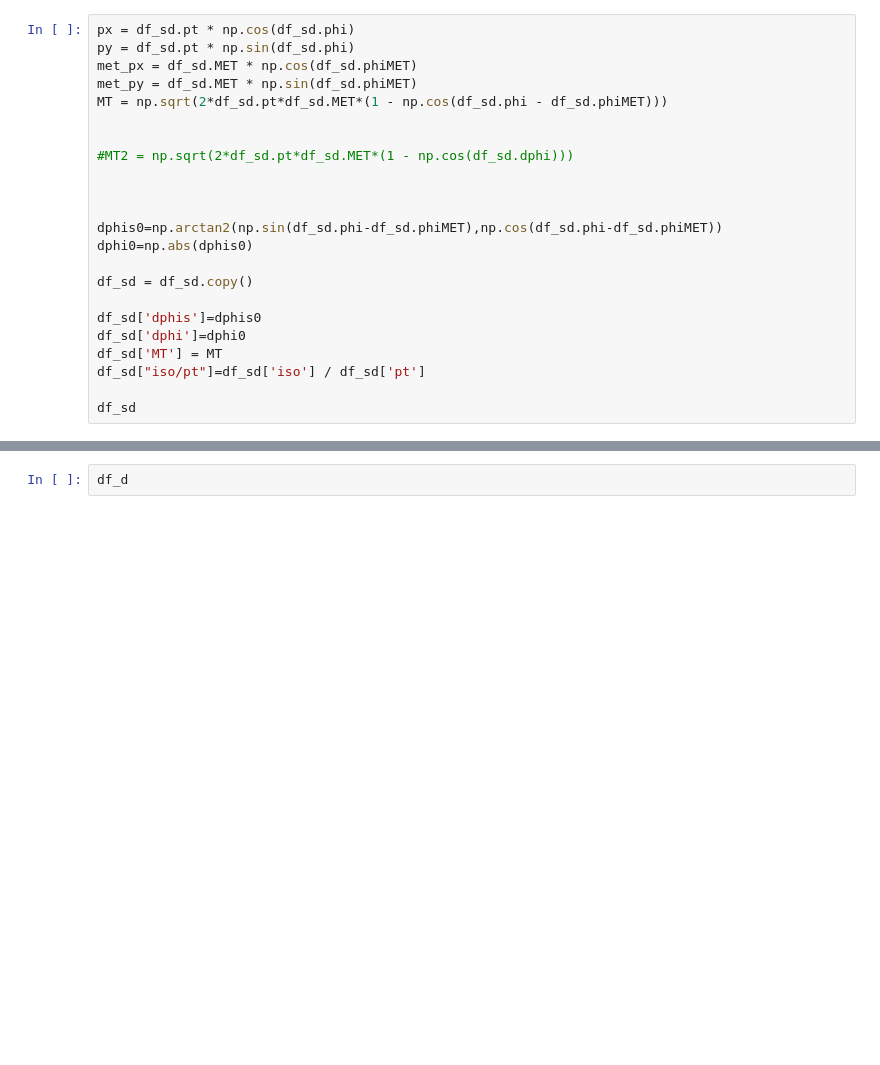
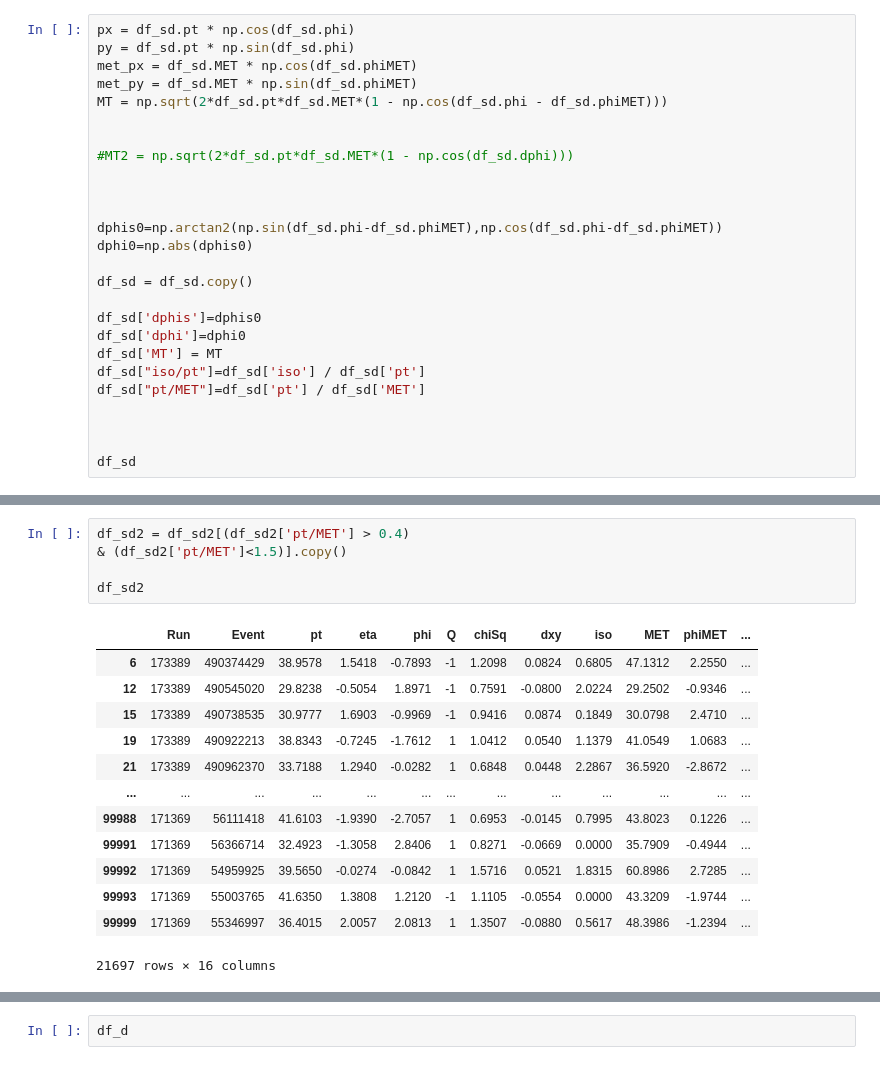
Before and after one commit to ProgramasParaFisicaDeParticulas/blindsampleanalysiswithcsv5-MPM-cvr, a Jupyter notebook: El_bueno.ipynb, the cells around one changed output, grey strips where cells are left out. Drawn from its saved outputs; the diff is of its cells as text; blank space fills up the shorter version.

```diff
--- a/El_bueno.ipynb
+++ b/El_bueno.ipynb
@@ -764,6 +764,9 @@ df_sd['dphis']=dphis0
 df_sd['dphi']=dphi0
 df_sd['MT'] = MT
 df_sd["iso/pt"]=df_sd['iso'] / df_sd['pt']
+df_sd["pt/MET"]=df_sd['pt'] / df_sd['MET']
+
+
 
 df_sd
 # %% [output]
@@ -1355,3 +1392,22 @@ fig.update_layout(
 fig.show()
 # %% [output]
 [interactive output not drawn]
+# %%
+df_sd2 = df_sd2[(df_sd2['pt/MET'] > 0.4)
+& (df_sd2['pt/MET']<1.5)].copy()
+
+df_sd2
+# %% [output]
+|  | Run | Event | pt | eta | phi | Q | chiSq | dxy | iso | MET | phiMET | ... |
+| 6 | 173389 | 490374429 | 38.9578 | 1.5418 | -0.7893 | -1 | 1.2098 | 0.0824 | 0.6805 | 47.1312 | 2.2550 | ... |
+| 12 | 173389 | 490545020 | 29.8238 | -0.5054 | 1.8971 | -1 | 0.7591 | -0.0800 | 2.0224 | 29.2502 | -0.9346 | ... |
+| 15 | 173389 | 490738535 | 30.9777 | 1.6903 | -0.9969 | -1 | 0.9416 | 0.0874 | 0.1849 | 30.0798 | 2.4710 | ... |
+| 19 | 173389 | 490922213 | 38.8343 | -0.7245 | -1.7612 | 1 | 1.0412 | 0.0540 | 1.1379 | 41.0549 | 1.0683 | ... |
+| 21 | 173389 | 490962370 | 33.7188 | 1.2940 | -0.0282 | 1 | 0.6848 | 0.0448 | 2.2867 | 36.5920 | -2.8672 | ... |
+| ... | ... | ... | ... | ... | ... | ... | ... | ... | ... | ... | ... | ... |
+| 99988 | 171369 | 56111418 | 41.6103 | -1.9390 | -2.7057 | 1 | 0.6953 | -0.0145 | 0.7995 | 43.8023 | 0.1226 | ... |
+| 99991 | 171369 | 56366714 | 32.4923 | -1.3058 | 2.8406 | 1 | 0.8271 | -0.0669 | 0.0000 | 35.7909 | -0.4944 | ... |
+| 99992 | 171369 | 54959925 | 39.5650 | -0.0274 | -0.0842 | 1 | 1.5716 | 0.0521 | 1.8315 | 60.8986 | 2.7285 | ... |
+| 99993 | 171369 | 55003765 | 41.6350 | 1.3808 | 1.2120 | -1 | 1.1105 | -0.0554 | 0.0000 | 43.3209 | -1.9744 | ... |
+| 99999 | 171369 | 55346997 | 36.4015 | 2.0057 | 2.0813 | 1 | 1.3507 | -0.0880 | 0.5617 | 48.3986 | -1.2394 | ... |
+21697 rows × 16 columns
```
Also changed, not shown: parts of 11 cells of this notebook.
